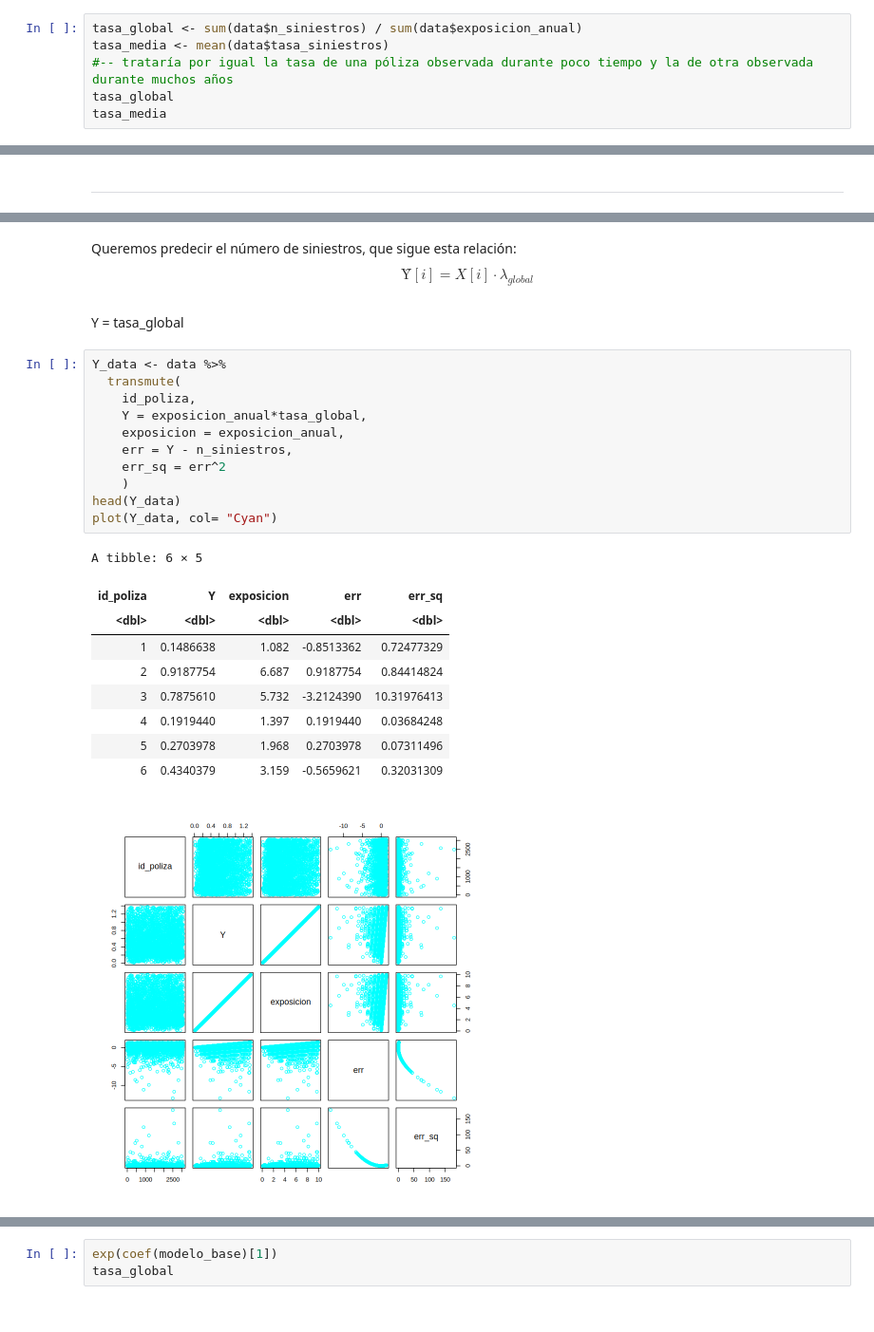
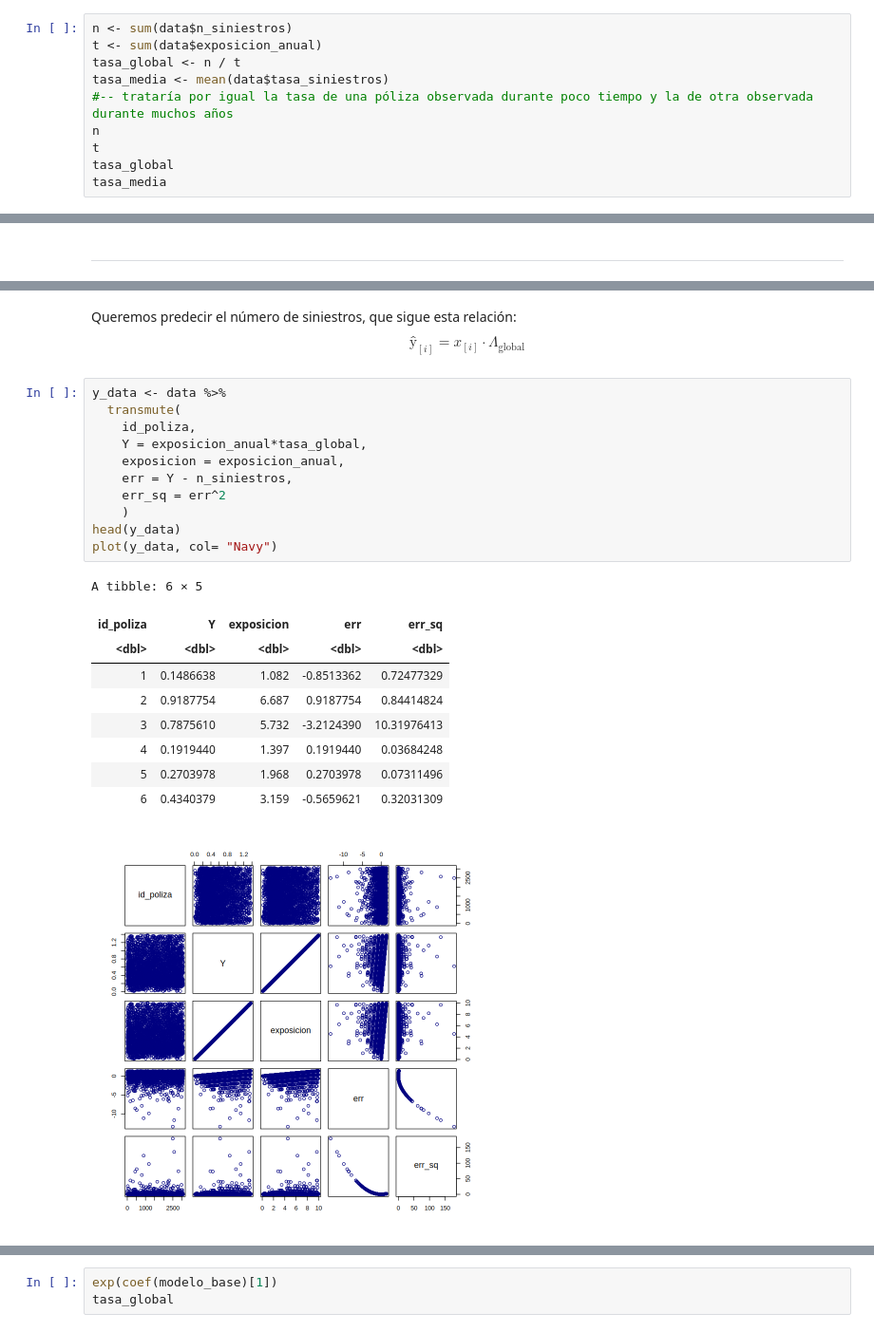
Before and after one commit to JulTob/Modelling, a Jupyter notebook: GLM/GLM_2_07.ipynb, the cells around one changed output, grey strips where cells are left out. Shown at 95% size. Drawn from its saved outputs; the diff is of its cells as text.

```diff
--- a/GLM/GLM_2_07.ipynb
+++ b/GLM/GLM_2_07.ipynb
@@ -151,9 +177,13 @@ summary(data)
  3rd Qu.:2296.8   3rd Qu.:5.934    3rd Qu.: 1.0000   3rd Qu.:0.1810
  Max.   :3062.0   Max.   :9.996    Max.   :14.0000   Max.   :5.5556
 # %%
-tasa_global <- sum(data$n_siniestros) / sum(data$exposicion_anual)
+n <- sum(data$n_siniestros)
+t <- sum(data$exposicion_anual)
+tasa_global <- n / t
 tasa_media <- mean(data$tasa_siniestros)
 #-- trataría por igual la tasa de una póliza observada durante poco tiempo y la de otra observada durante muchos años
+n
+t
 tasa_global
 tasa_media
 # %% [output]
@@ -196,30 +228,28 @@ $$
 # %% [markdown]
 Queremos predecir el número de siniestros, que sigue esta relación:
 $$
-Ŷ[i] = X[i] · λ_{global}
+ŷ_{[i]} = x_{[i]} · Λ_{\text{global}}
 $$
-# %% [markdown]
-Y = tasa_global
 # %%
-Y_data <- data %>%
+y_data <- data %>%
   transmute(
     id_poliza,
     Y = exposicion_anual*tasa_global,
     exposicion = exposicion_anual,
     err = Y - n_siniestros,
     err_sq = err^2
     )
-head(Y_data)
-plot(Y_data, col= "Cyan")
+head(y_data)
+plot(y_data, col= "Navy")
 # %% [output]
 A tibble: 6 × 5
 | id_poliza | Y | exposicion | err | err_sq |
 | <dbl> | <dbl> | <dbl> | <dbl> | <dbl> |
 | 1 | 0.1486638 | 1.082 | -0.8513362 | 0.72477329 |
 | 2 | 0.9187754 | 6.687 | 0.9187754 | 0.84414824 |
 | 3 | 0.7875610 | 5.732 | -3.2124390 | 10.31976413 |
 | 4 | 0.1919440 | 1.397 | 0.1919440 | 0.03684248 |
 | 5 | 0.2703978 | 1.968 | 0.2703978 | 0.07311496 |
 | 6 | 0.4340379 | 3.159 | -0.5659621 | 0.32031309 |
-[figure, old version]
+[figure, new version]
 # %%
```
Also changed, not shown: parts of 16 cells of this notebook.
